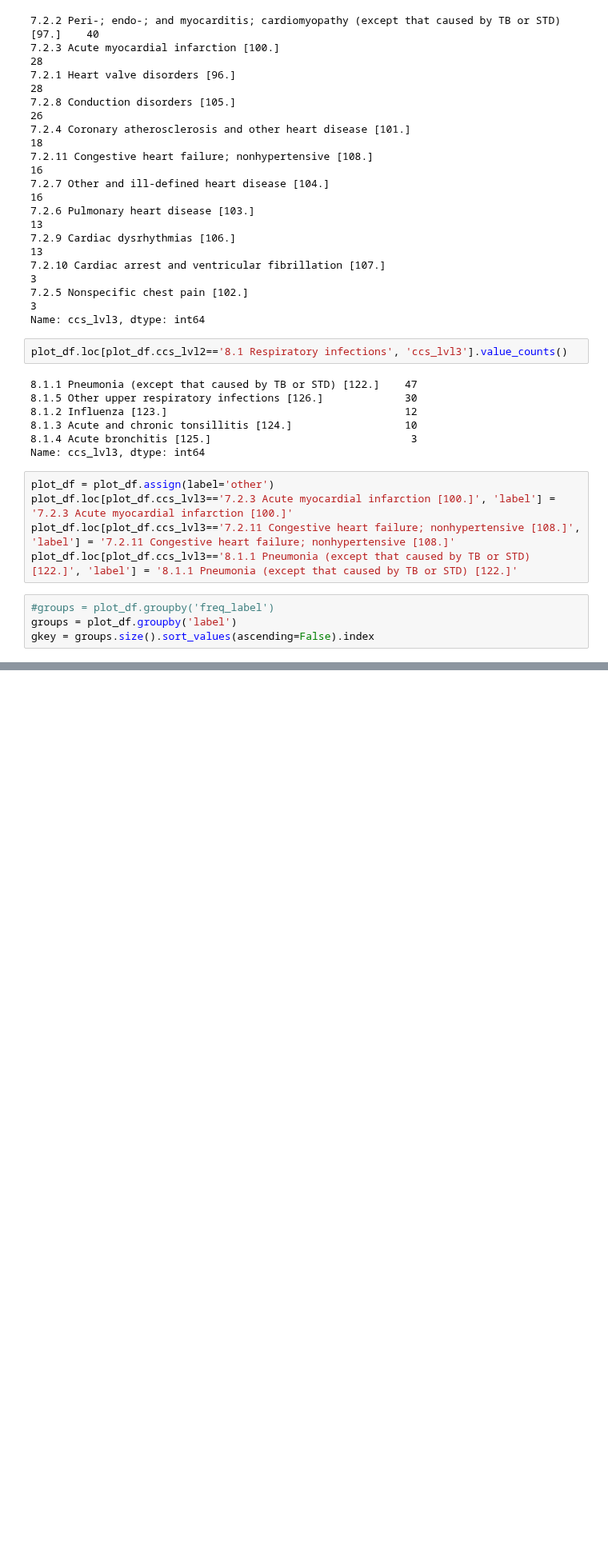
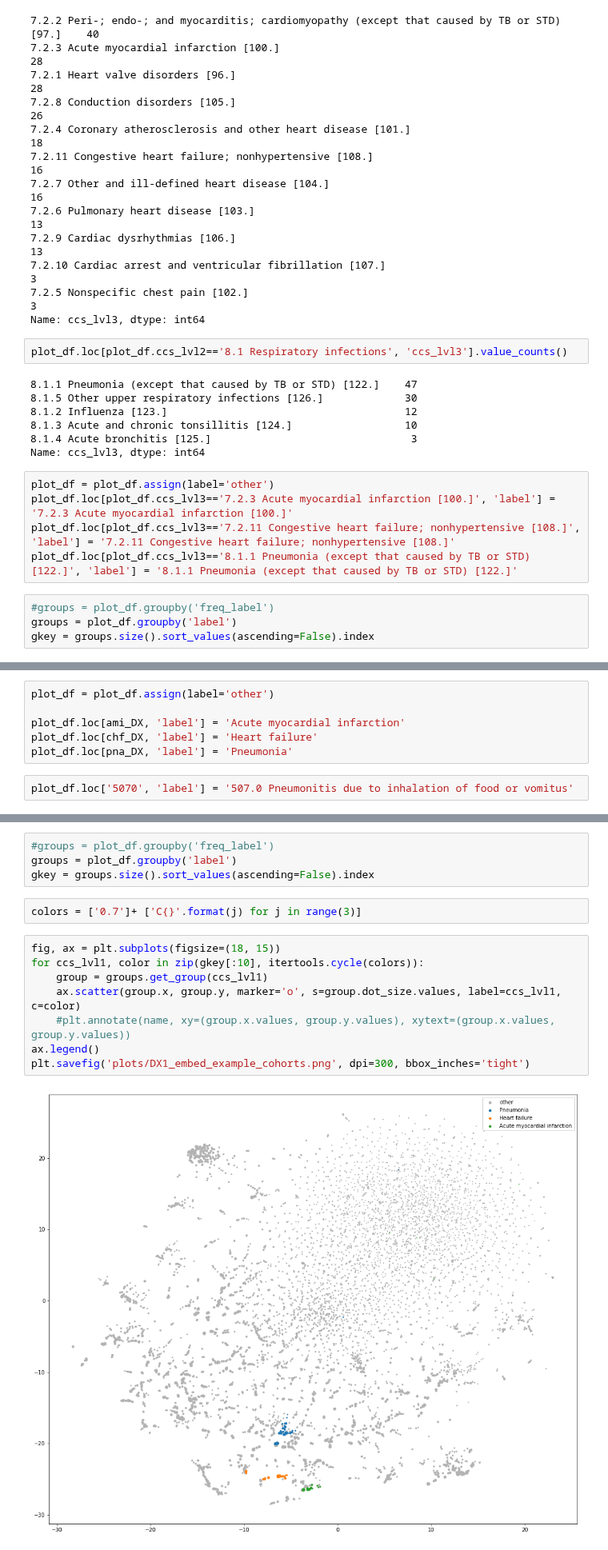
Before and after one commit to wenshuoliu/DLproj, a Jupyter notebook: NRD/GloVe_multi_space.ipynb, the cells around one changed output, grey strips where cells are left out. Shown at 80% size. Cells and saved outputs as stored; diff of their text form; blank space fills up the shorter version.

```diff
--- a/NRD/GloVe_multi_space.ipynb
+++ b/NRD/GloVe_multi_space.ipynb
@@ -983,0 +1021,8 @@ ax.legend()
+# %%
+plot_df = plot_df.assign(label='other')
+
+plot_df.loc[ami_DX, 'label'] = 'Acute myocardial infarction'
+plot_df.loc[chf_DX, 'label'] = 'Heart failure'
+plot_df.loc[pna_DX, 'label'] = 'Pneumonia'
+# %%
+plot_df.loc['5070', 'label'] = '507.0 Pneumonitis due to inhalation of food or vomitus'
@@ -983,0 +1038,16 @@ ax.legend()
+# %%
+#groups = plot_df.groupby('freq_label')
+groups = plot_df.groupby('label')
+gkey = groups.size().sort_values(ascending=False).index
+# %%
+colors = ['0.7']+ ['C{}'.format(j) for j in range(3)]
+# %%
+fig, ax = plt.subplots(figsize=(18, 15))
+for ccs_lvl1, color in zip(gkey[:10], itertools.cycle(colors)):
+    group = groups.get_group(ccs_lvl1)
+    ax.scatter(group.x, group.y, marker='o', s=group.dot_size.values, label=ccs_lvl1, c=color)
+    #plt.annotate(name, xy=(group.x.values, group.y.values), xytext=(group.x.values, group.y.values))
+ax.legend()
+plt.savefig('plots/DX1_embed_example_cohorts.png', dpi=300, bbox_inches='tight')
+# %% [output]
+[figure, added]
```
Also changed, not shown: parts of 33 cells of this notebook, 50 other files.
